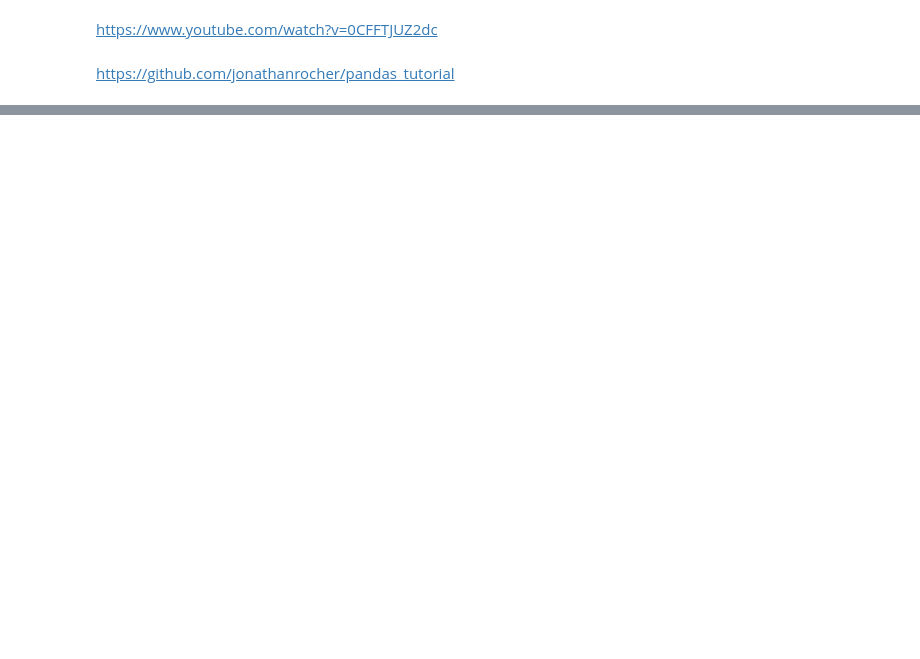
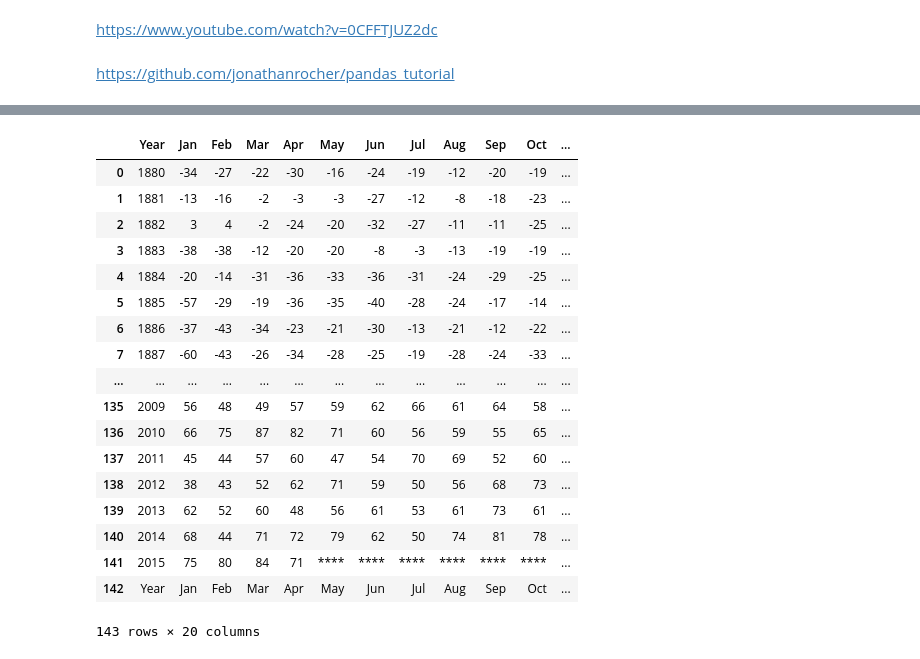
Before and after one commit to fhca/XDB2, a Jupyter notebook: Aprendiendo Pandas.ipynb, the cells around one changed output, grey strips where cells are left out. Drawn from its saved outputs; the diff is of its cells as text; code cells hidden in the pictures; blank space fills up the shorter version.

```diff
--- a/Aprendiendo Pandas.ipynb
+++ b/Aprendiendo Pandas.ipynb
@@ -26,4 +53,24 @@ full_globe_temp
 # %%
 mp=pd.read_table("data/temperatures/GLB.Ts+dSST.txt", sep='\s+', skiprows=7, skip_footer=11,
-             engine="python")
+             engine="python", parse_dates=[1])
 mp
+# %% [output]
+|  | Year | Jan | Feb | Mar | Apr | May | Jun | Jul | Aug | Sep | Oct | ... |
+| 0 | 1880 | -34 | -27 | -22 | -30 | -16 | -24 | -19 | -12 | -20 | -19 | ... |
+| 1 | 1881 | -13 | -16 | -2 | -3 | -3 | -27 | -12 | -8 | -18 | -23 | ... |
+| 2 | 1882 | 3 | 4 | -2 | -24 | -20 | -32 | -27 | -11 | -11 | -25 | ... |
+| 3 | 1883 | -38 | -38 | -12 | -20 | -20 | -8 | -3 | -13 | -19 | -19 | ... |
+| 4 | 1884 | -20 | -14 | -31 | -36 | -33 | -36 | -31 | -24 | -29 | -25 | ... |
+| 5 | 1885 | -57 | -29 | -19 | -36 | -35 | -40 | -28 | -24 | -17 | -14 | ... |
+| 6 | 1886 | -37 | -43 | -34 | -23 | -21 | -30 | -13 | -21 | -12 | -22 | ... |
+| 7 | 1887 | -60 | -43 | -26 | -34 | -28 | -25 | -19 | -28 | -24 | -33 | ... |
+| ... | ... | ... | ... | ... | ... | ... | ... | ... | ... | ... | ... | ... |
+| 135 | 2009 | 56 | 48 | 49 | 57 | 59 | 62 | 66 | 61 | 64 | 58 | ... |
+| 136 | 2010 | 66 | 75 | 87 | 82 | 71 | 60 | 56 | 59 | 55 | 65 | ... |
+| 137 | 2011 | 45 | 44 | 57 | 60 | 47 | 54 | 70 | 69 | 52 | 60 | ... |
+| 138 | 2012 | 38 | 43 | 52 | 62 | 71 | 59 | 50 | 56 | 68 | 73 | ... |
+| 139 | 2013 | 62 | 52 | 60 | 48 | 56 | 61 | 53 | 61 | 73 | 61 | ... |
+| 140 | 2014 | 68 | 44 | 71 | 72 | 79 | 62 | 50 | 74 | 81 | 78 | ... |
+| 141 | 2015 | 75 | 80 | 84 | 71 | **** | **** | **** | **** | **** | **** | ... |
+| 142 | Year | Jan | Feb | Mar | Apr | May | Jun | Jul | Aug | Sep | Oct | ... |
+143 rows × 20 columns
```
Also changed, not shown: parts of 12 cells of this notebook, 3 other files.
